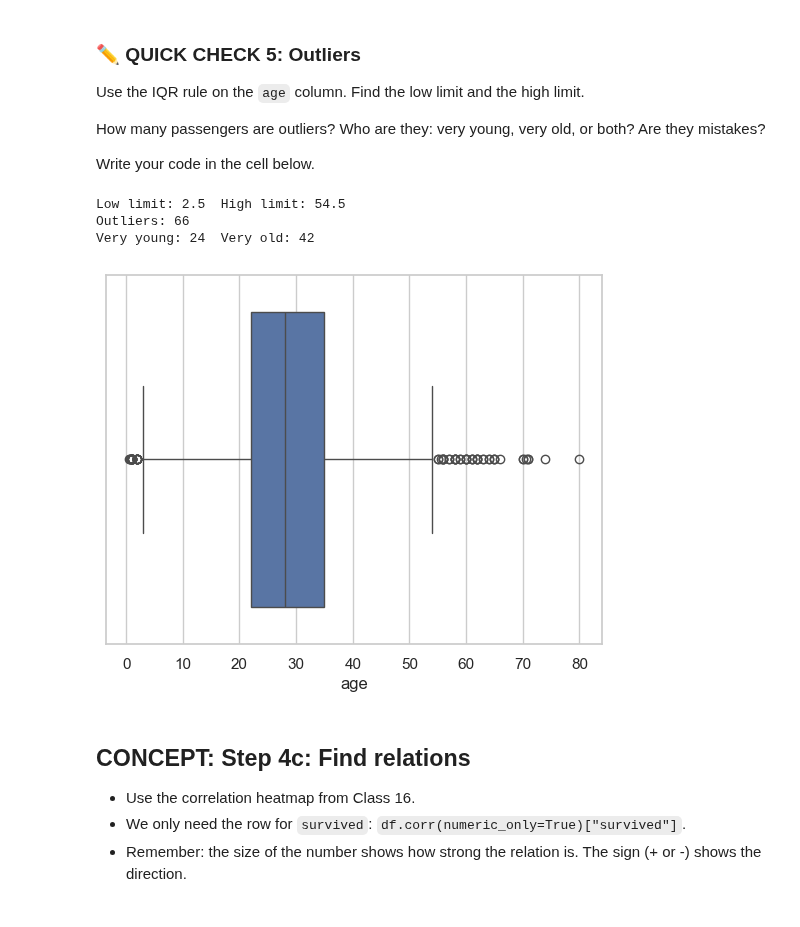
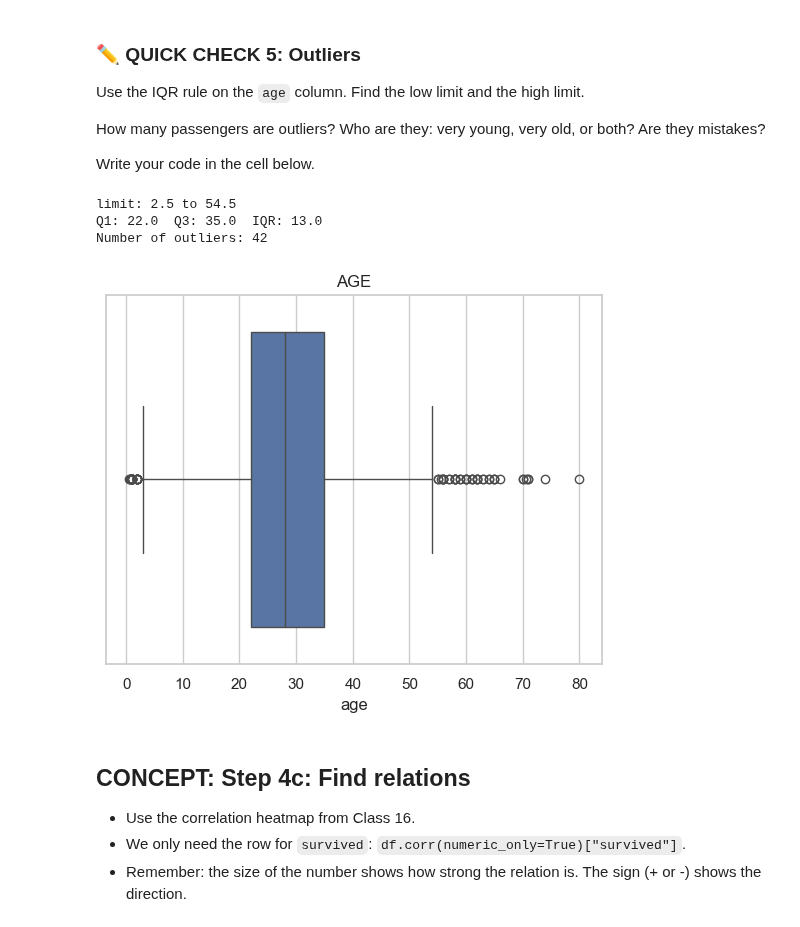
Before and after one commit to bariras-stack/Python-for-AI, a Jupyter notebook: notebooks/Week 4/Day 17/Day_17_EDA_Project.ipynb, the cells around one changed output. Drawn from its saved outputs; the diff is of its cells as text; code cells hidden in the pictures.

```diff
--- a/notebooks/Week 4/Day 17/Day_17_EDA_Project.ipynb
+++ b/notebooks/Week 4/Day 17/Day_17_EDA_Project.ipynb
@@ -507,27 +504,26 @@ How many passengers are outliers? Who are they: very young, very old, or both? A
 Write your code in the cell below.
 # %%
 # Write your code here
-sns.boxplot(data=df, x="age")
-
+import seaborn as sns
 q1 = df["age"].quantile(0.25)
 q3 = df["age"].quantile(0.75)
 iqr = q3 - q1
+
 low = q1 - 1.5 * iqr
 high = q3 + 1.5 * iqr
+print("limit:", low, "to", high)
 
-print("Low limit:", low, " High limit:", high)
-
-age_out = df[(df["age"] < low) | (df["age"] > high)]
-print("Outliers:", len(age_out))
-print("Very young:", (df["age"] < low).sum(), " Very old:", (df["age"] > high).sum())
-
-# Both: babies and older people. They are real people, not mistakes, so we keep them.
-# The box is small because we filled 177 ages with 28. That makes more values look like outliers.
+print("Q1:", q1, " Q3:", q3, " IQR:", round(iqr, 1))
+print("Number of outliers:", len(outliers))
+outliers.sort_values("age", ascending=False).head()
+sns.boxplot(data=df, x="age")
+plt.title("AGE")
+plt.show()
 # %% [output]
-Low limit: 2.5  High limit: 54.5
-Outliers: 66
-Very young: 24  Very old: 42
+limit: 2.5 to 54.5
+Q1: 22.0  Q3: 35.0  IQR: 13.0
+Number of outliers: 42
-[figure, old version]
+[figure, new version]
 # %% [markdown]
 ## CONCEPT: Step 4c: Find relations
 
```
Also changed, not shown: parts of 16 cells of this notebook, 2 other files.
